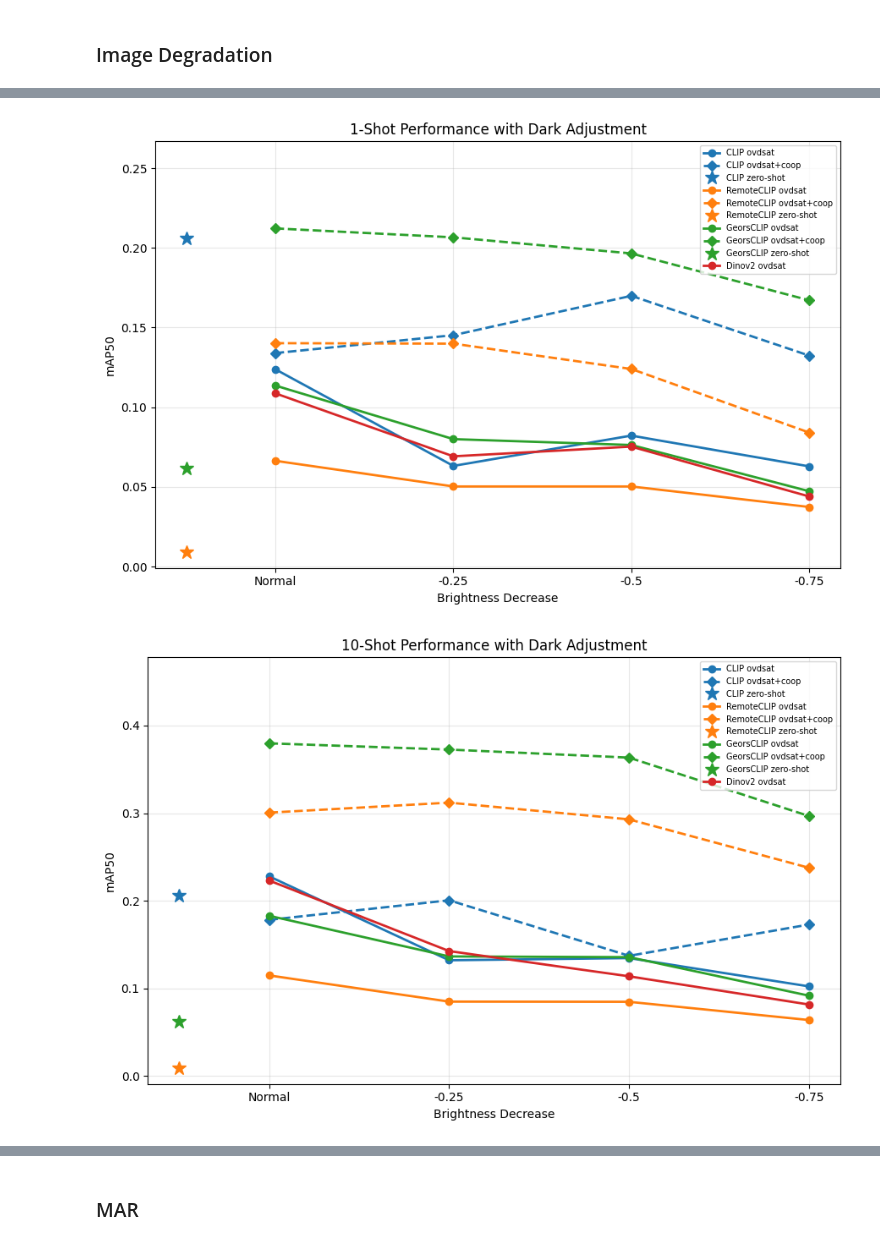
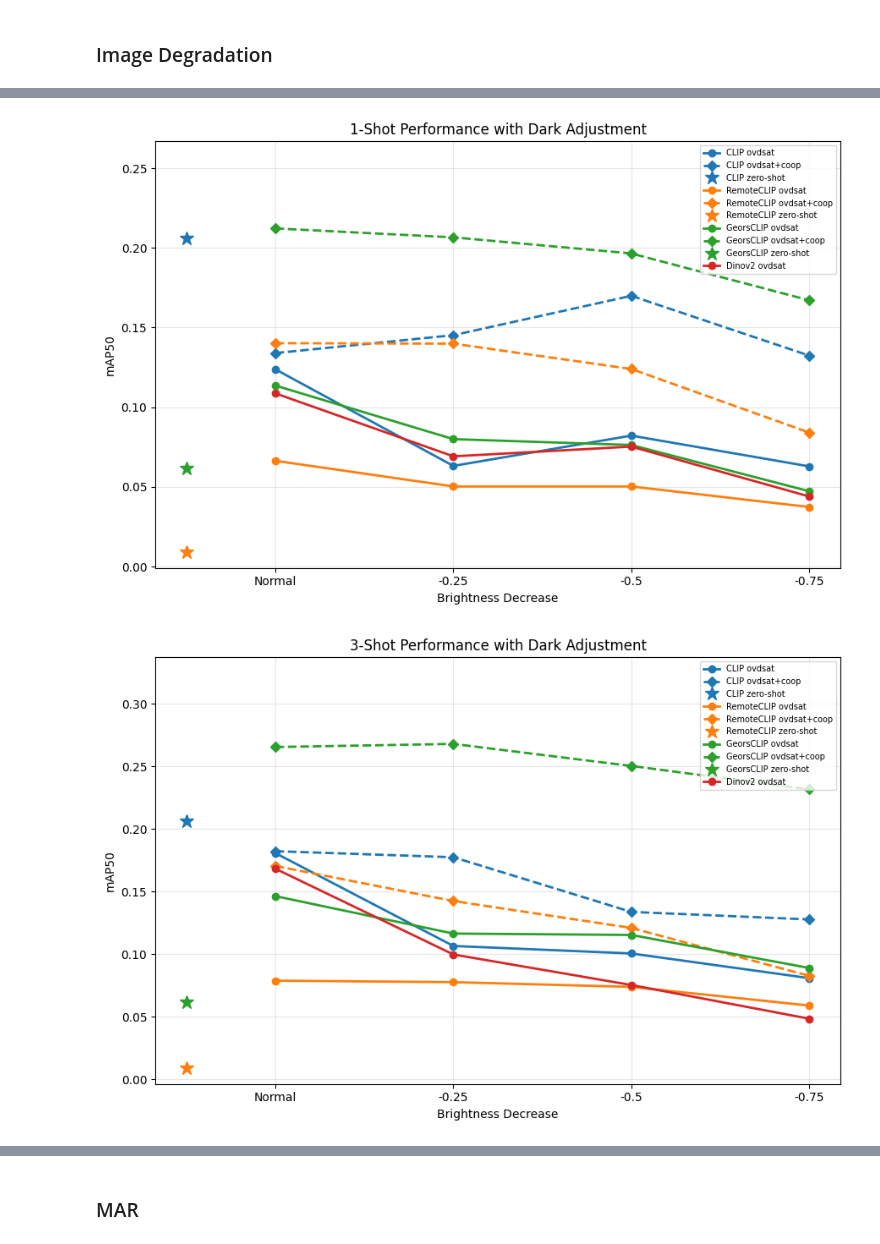
Before and after one commit to madelineloui/ovdsat, a Jupyter notebook: plots.ipynb, the cells around one changed output, grey strips where cells are left out. Cells and saved outputs as stored; diff of their text form; code cells hidden in the pictures.

```diff
--- a/plots.ipynb
+++ b/plots.ipynb
@@ -1074,6 +920,27 @@ data_1shot = {
     },
     "Dinov2": {
         "ovdsat": [0.1087, 0.0692, 0.0753, 0.0440],
+    },
+}
+
+data_3shot = {
+    "CLIP": {
+        "zero-shot": 0.2060,
+        "ovdsat": [0.1808, 0.1066, 0.1006, 0.0809],
+        "coop":   [0.1823, 0.1775, 0.1338, 0.1278],
+    },
+    "RemoteCLIP": {
+        "zero-shot": 0.0093,
+        "ovdsat": [0.0789, 0.0777, 0.0739, 0.0590],
+        "coop":   [0.1705, 0.1425, 0.1210, 0.0827],
+    },
+    "GeorsCLIP": {
+        "zero-shot": 0.0615,
+        "ovdsat": [0.1464, 0.1165, 0.1154, 0.0890],
+        "coop":   [0.2655, 0.2680, 0.2504, 0.2317],
+    },
+    "Dinov2": {
+        "ovdsat": [0.1683, 0.0998, 0.0754, 0.0485],
     },
 }
 
@@ -1089,31 +956,39 @@ data_10shot = {
         "coop":   [0.3006, 0.3120, 0.2929, 0.2376],
     },
     "GeorsCLIP": {
         "zero-shot": 0.0615,
         "ovdsat": [0.1828, 0.1364, 0.1356, 0.0916],
         "coop":   [0.3797, 0.3726, 0.3634, 0.2967],
     },
     "Dinov2": {
         "ovdsat": [0.2230, 0.1425, 0.1137, 0.0815],
     },
 }
 
 
 plot_degrade_results(
     data_1shot,
     "1-Shot Performance with Dark Adjustment",
     dark_labels,
     "Brightness Decrease",
     save_path="figures/dark_1shot.png"
 )
 
 plot_degrade_results(
+    data_3shot,
+    "3-Shot Performance with Dark Adjustment",
+    dark_labels,
+    "Brightness Decrease",
+    save_path="figures/dark_3shot.png"
+)
+
+plot_degrade_results(
     data_10shot,
     "10-Shot Performance with Dark Adjustment",
     dark_labels,
     "Brightness Decrease",
     save_path="figures/dark_10shot.png"
 )
 # %% [output]
 [figure]
-[figure, old version]
+[figure, new version]
```
Also changed, not shown: parts of 15 cells of this notebook, 4 other files.
